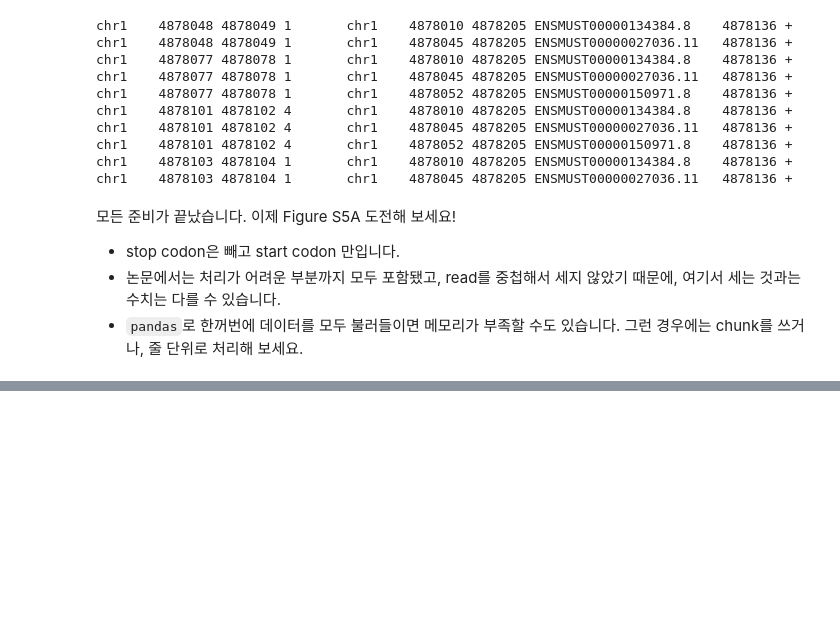
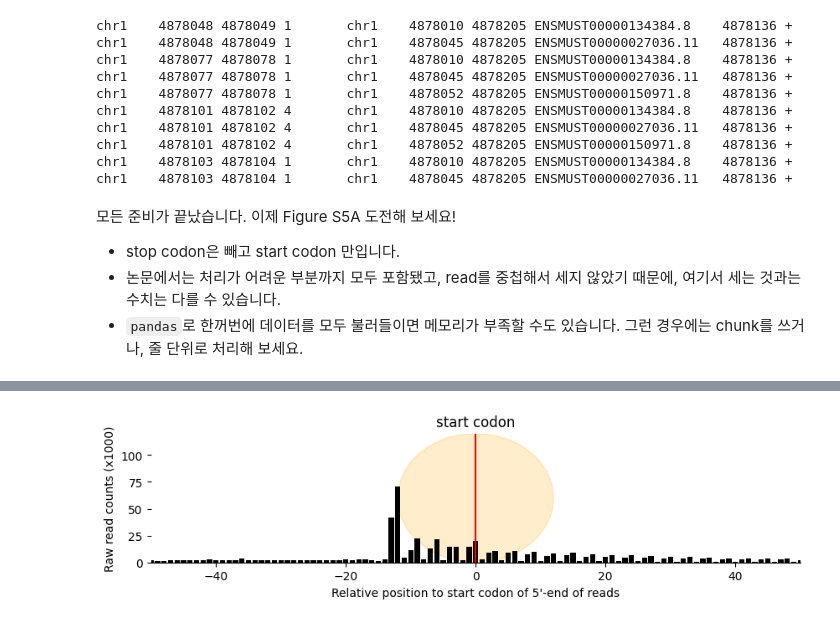
Before and after one commit to JeonSHyun/25-1-SNU-Bioinfo1, a Jupyter notebook: CoLab_TermProj_2025_2.ipynb, the cells around one changed output, grey strips where cells are left out. Drawn from its saved outputs; the diff is of its cells as text; code cells hidden in the pictures; blank space fills up the shorter version.

```diff
--- a/CoLab_TermProj_2025_2.ipynb
+++ b/CoLab_TermProj_2025_2.ipynb
@@ -423,0 +494,29 @@ plt.show()
+# %%
+fig, ax = plt.subplots(figsize=(10, 2))
+
+ax.bar(df['Column1'], df['Column2']/1000, color='black')
+
+ax.axvline(x=0, color='red')
+
+ax.set_xlim(-50, 50)
+ax.set_ylim(0, 120)
+
+# start codon 중심 원형
+highlight = patches.Ellipse((0, 120 * 0.5), width=24, height=120,
+                            color='orange', alpha=0.2, zorder=0)
+ax.add_patch(highlight)
+
+ax.set_title('start codon')
+ax.set_xlabel("Relative position to start codon of 5'-end of reads")
+ax.set_ylabel('Raw read counts (x1000)')
+
+# 테두리 수정
+ax.spines['top'].set_visible(False)
+ax.spines['right'].set_visible(False)
+ax.spines['left'].set_visible(False)
+ax.spines['bottom'].set_visible(True)
+
+# 그래프 표시
+plt.show()
+# %% [output]
+[figure, added]
```
Also changed, not shown: parts of 12 cells of this notebook.
